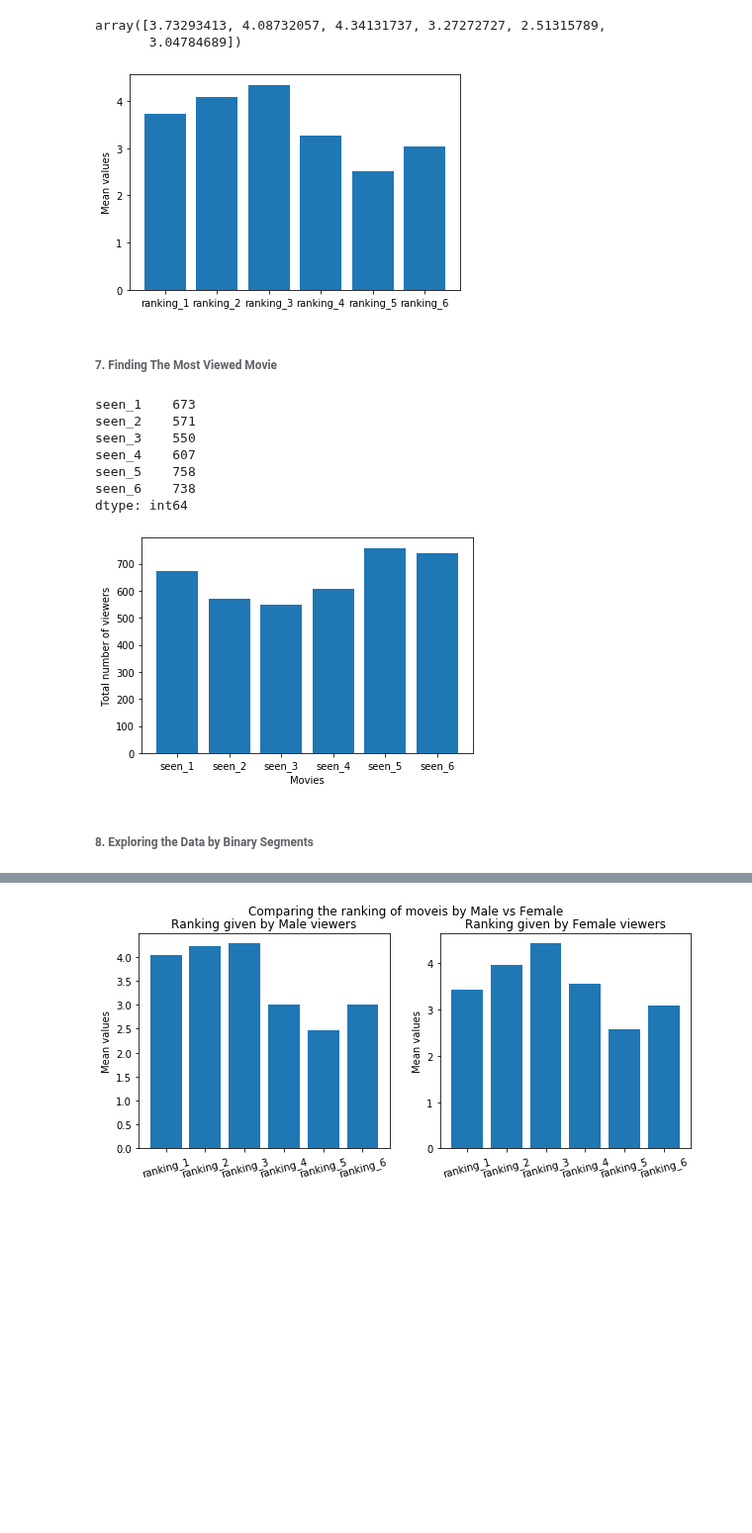
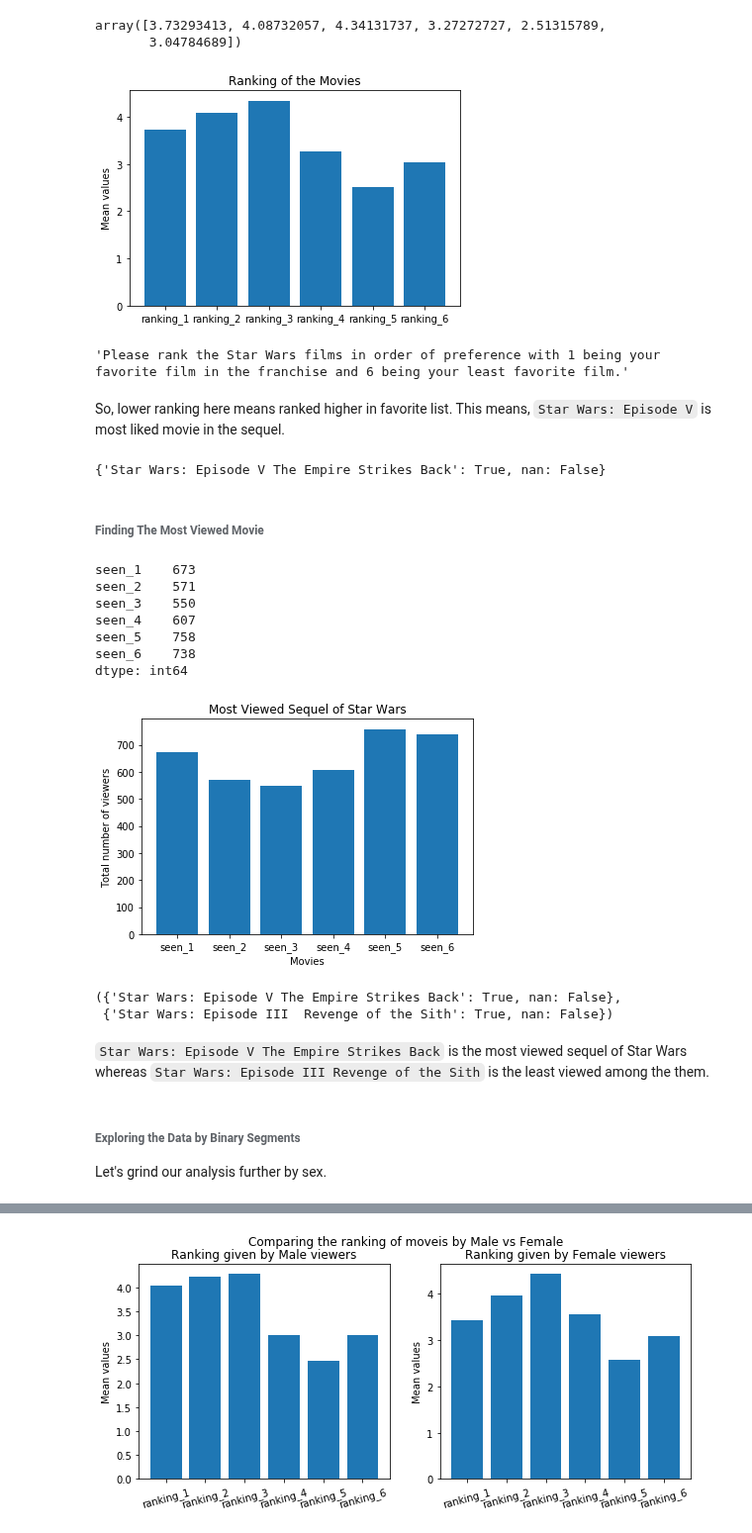
Before and after one commit to Mattobad/66DaysOfData, a Jupyter notebook: jupyter_notebooks/Star-Wars-Survey-Analysis.ipynb, the cells around one changed output, grey strips where cells are left out. Shown at 99% size. Drawn from its saved outputs; the diff is of its cells as text; code cells hidden in the pictures; blank space fills up the shorter version.

Commit message:
updated the notebook with data segmentation insights

```diff
--- a/jupyter_notebooks/Star-Wars-Survey-Analysis.ipynb
+++ b/jupyter_notebooks/Star-Wars-Survey-Analysis.ipynb
@@ -236,7 +255,10 @@ Star Wars: Episode VI Return of the Jedi    738
 Name: seen_6, dtype: int64
 # %%
 #let's make the mapping dictionary for each one
-mapping_dict = {'seen_1':{
+# here seen_1 means watched the Star Wars: Episode I.
+# Reminder: boolean values this makes our analysis easier
+# due to the behaviour of pandas to Boolean values.
+watched_dict = {'seen_1':{
     "Star Wars: Episode I  The Phantom Menace": True,
     np.NaN: False
 },
@@ -295,7 +317,7 @@ mapping_dict['seen_1']
 {'Star Wars: Episode I  The Phantom Menace': True, nan: False}
 # %%
 for col in star_wars_df.columns.values[3:9]:
-    star_wars_df[col] = star_wars_df[col].map(mapping_dict[col])
+    star_wars_df[col] = star_wars_df[col].map(watched_dict[col])
 # %%
 print('After mapping the values of the columns')
 print('')
@@ -343,7 +365,7 @@ array(['Please rank the Star Wars films in order of preference with 1 being your
        'Unnamed: 10', 'Unnamed: 11', 'Unnamed: 12', 'Unnamed: 13',
        'Unnamed: 14'], dtype=object)
 # %%
-rename_cols_1 = {
+question_2 = {
 'Please rank the Star Wars films in order of preference with 1 being your favorite film in the franchise and 6 being your least favorite film.':'ranking_1',
     'Unnamed: 10':'ranking_2',
     'Unnamed: 11':'ranking_3',
@@ -352,7 +374,7 @@ rename_cols_1 = {
     'Unnamed: 14':'ranking_6'}
 # %%
 for col in star_wars_df.columns.values[9:15]:
-    star_wars_df = star_wars_df.rename(columns={col:rename_cols_1[col]})
+    star_wars_df = star_wars_df.rename(columns={col:question_2[col]})
 
 star_wars_df.columns[9:15]
 # %% [output]
@@ -378,12 +400,27 @@ array([3.73293413, 4.08732057, 4.34131737, 3.27272727, 2.51315789,
 import matplotlib.pyplot as plt
 # %%
 plt.bar(ranking_mean.index,ranking_mean.values)
+plt.title('Ranking of the Movies')
 plt.ylabel('Mean values')
 plt.show()
 # %% [output]
-[figure, old version]
+[figure, new version]
+# %%
+# putting all the keys & values in the list
+key_list =list(question_2.keys())
+val_list = list(question_2.values())
+# extracting the key based upon the value
+key_list[val_list.index('ranking_1')]
+# %% [output]
+'Please rank the Star Wars films in order of preference with 1 being your favorite film in the franchise and 6 being your least favorite film.'
+# %% [markdown]
+So, lower ranking here means ranked higher in favorite list. This means, `Star Wars: Episode V` is most liked movie in the sequel.
+# %%
+watched_dict['seen_5']
+# %% [output]
+{'Star Wars: Episode V The Empire Strikes Back': True, nan: False}
 # %% [markdown]
-###### 7. Finding The Most Viewed Movie
+###### Finding The Most Viewed Movie
 # %%
 popular_movies = star_wars_df[star_wars_df.columns[3:9]].sum()
 popular_movies
@@ -397,13 +434,22 @@ seen_6    738
 dtype: int64
 # %%
 plt.bar(popular_movies.index,popular_movies.values)
+plt.title('Most Viewed Sequel of Star Wars')
 plt.ylabel('Total number of viewers')
 plt.xlabel('Movies')
 plt.show()
 # %% [output]
-[figure, old version]
+[figure, new version]
+# %%
+watched_dict['seen_5'],watched_dict['seen_3']
+# %% [output]
+({'Star Wars: Episode V The Empire Strikes Back': True, nan: False},
+ {'Star Wars: Episode III  Revenge of the Sith': True, nan: False})
+# %% [markdown]
+`Star Wars: Episode V The Empire Strikes Back` is the most viewed sequel of Star Wars whereas `Star Wars: Episode III Revenge of the Sith` is the least viewed among the them.
 # %% [markdown]
-###### 8. Exploring the Data by Binary Segments
+###### Exploring the Data by Binary Segments
+Let's grind our analysis further by sex.
 # %%
 males_df = star_wars_df[star_wars_df["Gender"] == "Male"]
 females_df = star_wars_df[star_wars_df["Gender"] == "Female"]
```
Also changed, not shown: parts of 39 cells of this notebook.
